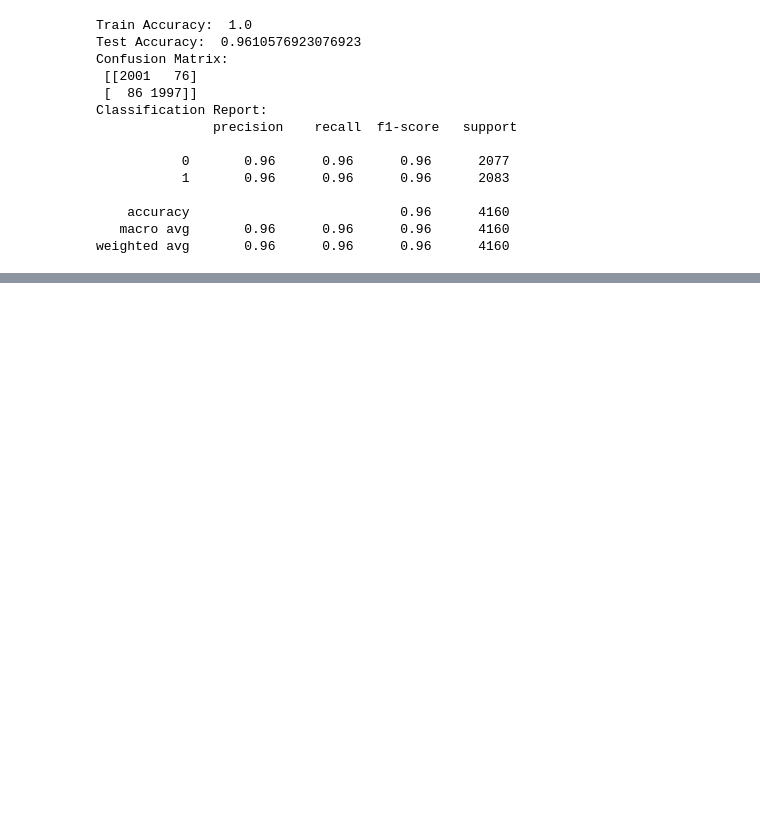
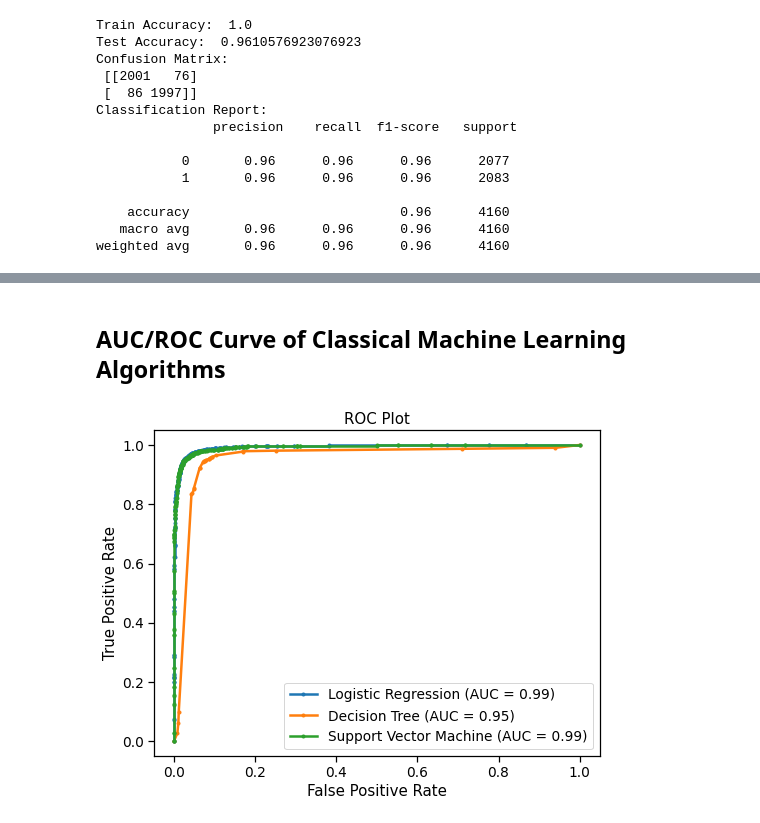
Before and after one commit to mmahmoudighaznavi/ADS504-Fake-News-Detection-MachineLearning-DeepLearning, a Jupyter notebook: FakeNewsClassification.ipynb, the cells around one changed output, grey strips where cells are left out. Saved outputs shown, nothing was run; the diff lists cells and outputs as text; code cells hidden in the pictures; blank space fills up the shorter version.

Commit message:
Evaluation metrics added

```diff
--- a/FakeNewsClassification.ipynb
+++ b/FakeNewsClassification.ipynb
@@ -761,0 +820,25 @@ weighted avg       0.96      0.96      0.96      4160
+# %%
+from sklearn.metrics import roc_auc_score
+
+# Get the predicted probabilities for each model
+lr_probs = lr_model.predict_proba(test_X)[:, 1]
+dt_probs = dtree_model.predict_proba(test_X)[:, 1]
+svc_probs = svc_model.decision_function(test_X)
+lstm_probs = LSTM_model.predict(test_padded)
+rnn_probs = RNN_model.predict(test_padded)
+gru_probs = GRU_model.predict(test_padded)
+
+# Compute the ROC AUC values
+LR_AUC = roc_auc_score(test_y, lr_probs)
+DT_AUC = roc_auc_score(test_y, dt_probs)
+SVC_AUC = roc_auc_score(test_y, svc_probs)
+LSTM_AUC = roc_auc_score(test_y, lstm_probs)
+RNN_AUC = roc_auc_score(test_y, rnn_probs)
+GRU_AUC = roc_auc_score(test_y, gru_probs)
+
+# Add them to the data dictionary
+data['AUC'] = [LR_AUC, DT_AUC, SVC_AUC, LSTM_AUC, RNN_AUC, GRU_AUC]
+
+# Create the DataFrame
+accuracy_df = pd.DataFrame(data)
+accuracy_df
@@ -761,0 +853,21 @@ weighted avg       0.96      0.96      0.96      4160
+# %% [markdown]
+## AUC/ROC Curve of Classical Machine Learning Algorithms
+# %%
+from sklearn.metrics import roc_curve
+
+lr_fpr, lr_tpr, _ = roc_curve(test_y, lr_probs)
+dt_fpr, dt_tpr, _ = roc_curve(test_y, dt_probs)
+svc_fpr, svc_tpr, _ = roc_curve(test_y, svc_probs)
+
+plt.figure(figsize=(8, 6))
+plt.plot(lr_fpr, lr_tpr, marker='.', label='Logistic Regression (AUC = %0.2f)' % LR_AUC)
+plt.plot(dt_fpr, dt_tpr, marker='.', label='Decision Tree (AUC = %0.2f)' % DT_AUC)
+plt.plot(svc_fpr, svc_tpr, marker='.', label='Support Vector Machine (AUC = %0.2f)' % SVC_AUC)
+
+plt.title('ROC Plot')
+plt.xlabel('False Positive Rate')
+plt.ylabel('True Positive Rate')
+plt.legend()
+plt.show()
+# %% [output]
+[figure, added]
```
Also changed, not shown: parts of 12 cells of this notebook.
